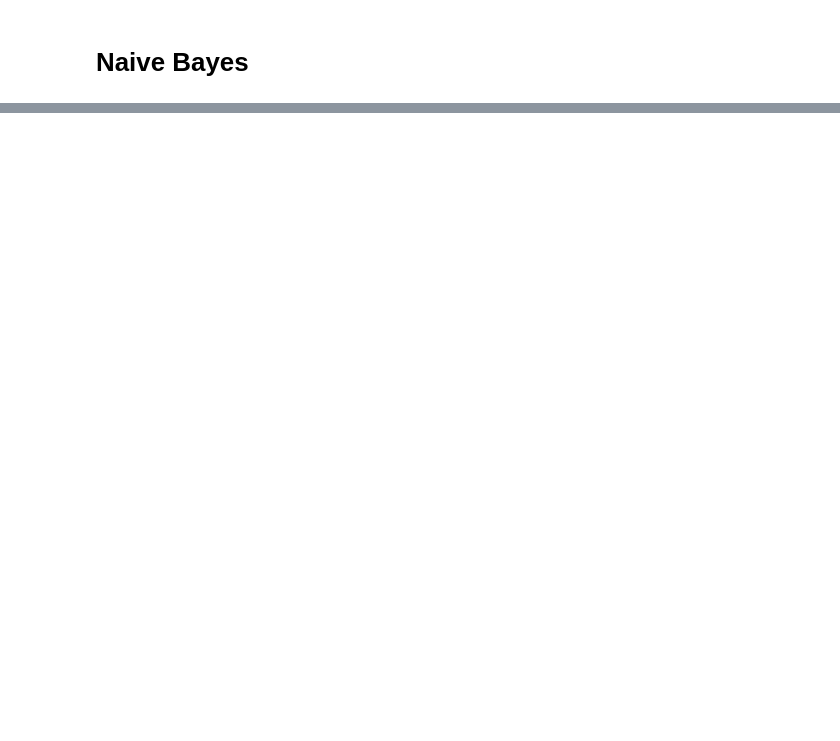
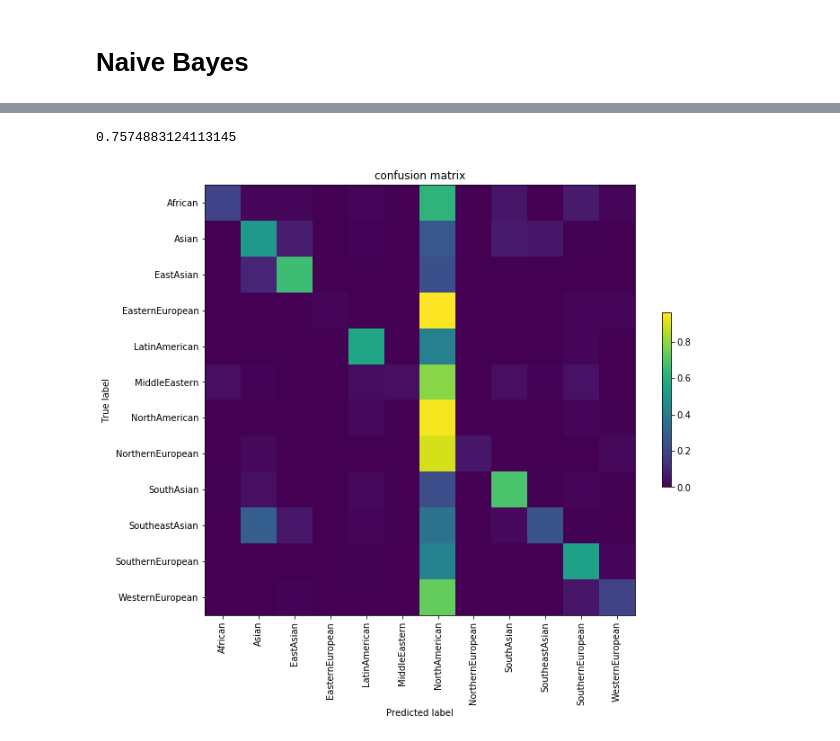
Before and after one commit to catherning/food_recipe_gen, a Jupyter notebook: cuisine_classification/ML_classification.ipynb, the cells around one changed output, grey strips where cells are left out. Drawn from its saved outputs; the diff is of its cells as text; code cells hidden in the pictures; blank space fills up the shorter version.

```diff
--- a/cuisine_classification/ML_classification.ipynb
+++ b/cuisine_classification/ML_classification.ipynb
@@ -322,0 +429,10 @@ with open(results_file,"a", newline='') as f:
+# %%
+parameters = {"n_neighbors":[i for i in range(3,7)],
+            "weights":["uniform","distance"]}
+# sorted(sklearn.metrics.SCORERS.keys())
+scoring = 'f1_weighted'
+kneigh = KNeighborsClassifier()
+
+clf = GridSearchCV(kneigh, parameters, cv=4,scoring=scoring)
+clf.fit(X_train, y_train)
+clf.best_score_
@@ -322,0 +458,11 @@ with open(results_file,"a", newline='') as f:
+# %%
+parameters = {"penalty":["l1","l2"],
+             "dual":[False,True],
+             "C":[i for i in range(1,5)]}
+# sorted(sklearn.metrics.SCORERS.keys())
+scoring = 'f1_weighted'
+svc = LinearSVC()
+
+clf = GridSearchCV(svc, parameters, cv=4,scoring=scoring)
+clf.fit(X_train, y_train)
+clf.best_score_
@@ -322,0 +474,9 @@ with open(results_file,"a", newline='') as f:
+# %%
+clf.score(X_test,y_test)
+# %% [output]
+0.7574883124113145
+# %%
+y_pred = clf.predict(X_test)
+confusion_matrix_plot(y_pred, y_test,os.path.join(RESULTS_FOLDER,'svm.png'))
+# %% [output]
+[figure, added]
```
Also changed, not shown: parts of 47 cells of this notebook, 2 other files.
